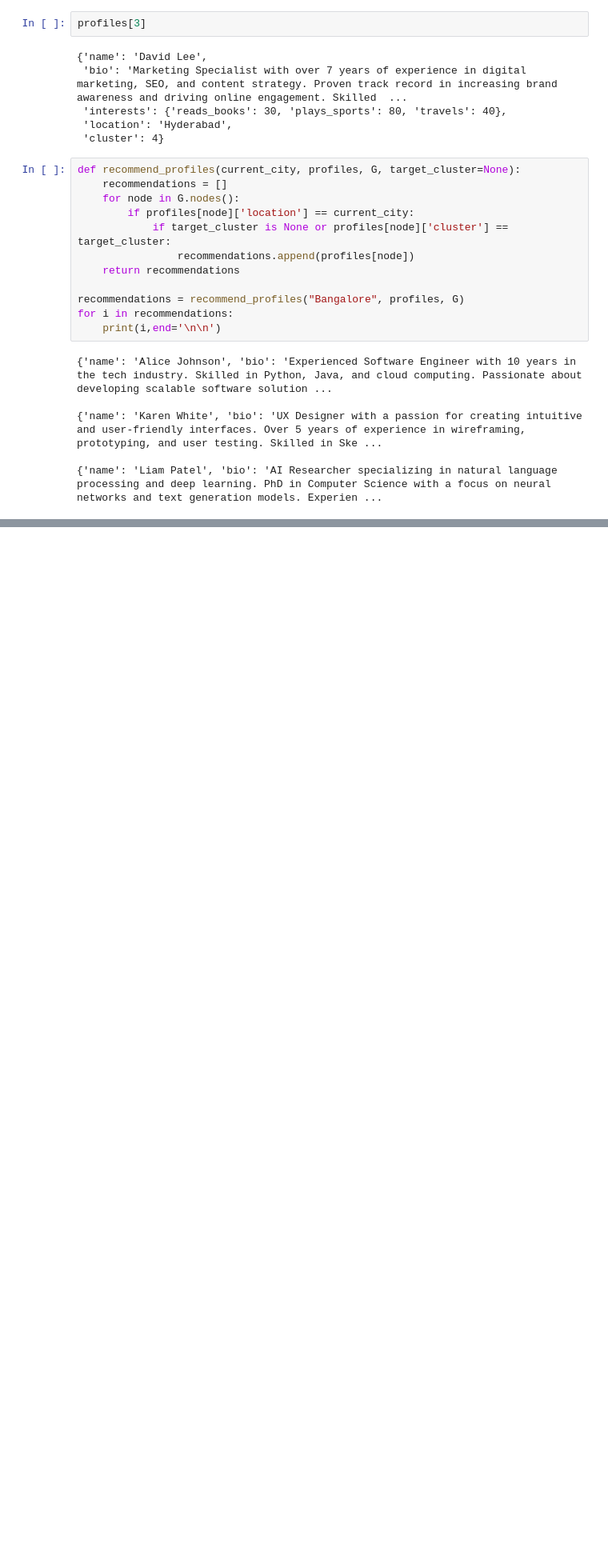
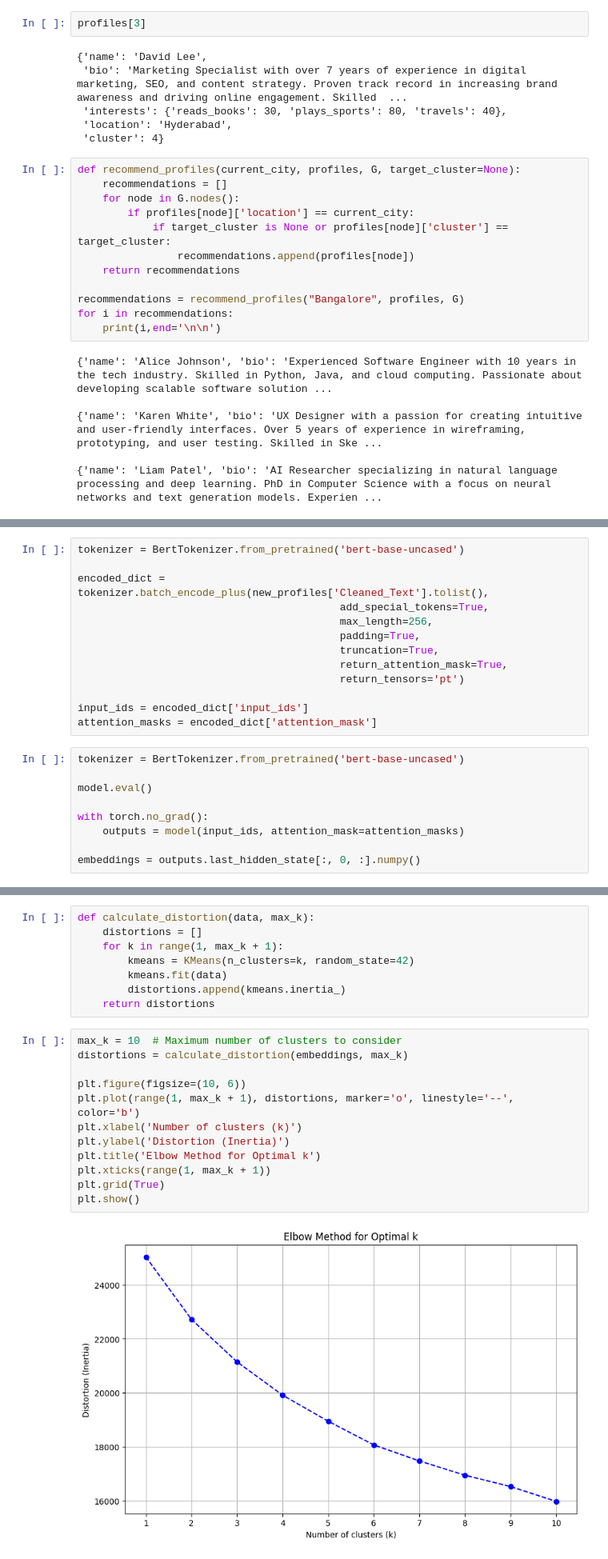
Before and after one commit to Swish78/Kaggle-Practice-Projects-, a Jupyter notebook: profile-suggestion-testing.ipynb, the cells around one changed output, grey strips where cells are left out. Shown at 80% size. Cells and saved outputs as stored; diff of their text form; blank space fills up the shorter version.

```diff
--- a/profile-suggestion-testing.ipynb
+++ b/profile-suggestion-testing.ipynb
@@ -1328,0 +1402,22 @@ for i in recommendations:
+# %%
+tokenizer = BertTokenizer.from_pretrained('bert-base-uncased')
+
+encoded_dict = tokenizer.batch_encode_plus(new_profiles['Cleaned_Text'].tolist(),
+                                          add_special_tokens=True,
+                                          max_length=256,
+                                          padding=True,
+                                          truncation=True,
+                                          return_attention_mask=True,
+                                          return_tensors='pt')
+
+input_ids = encoded_dict['input_ids']
+attention_masks = encoded_dict['attention_mask']
+# %%
+tokenizer = BertTokenizer.from_pretrained('bert-base-uncased')
+
+model.eval()
+
+with torch.no_grad():
+    outputs = model(input_ids, attention_mask=attention_masks)
+
+embeddings = outputs.last_hidden_state[:, 0, :].numpy()
@@ -1328,0 +1428,22 @@ for i in recommendations:
+# %%
+def calculate_distortion(data, max_k):
+    distortions = []
+    for k in range(1, max_k + 1):
+        kmeans = KMeans(n_clusters=k, random_state=42)
+        kmeans.fit(data)
+        distortions.append(kmeans.inertia_)
+    return distortions
+# %%
+max_k = 10  # Maximum number of clusters to consider
+distortions = calculate_distortion(embeddings, max_k)
+
+plt.figure(figsize=(10, 6))
+plt.plot(range(1, max_k + 1), distortions, marker='o', linestyle='--', color='b')
+plt.xlabel('Number of clusters (k)')
+plt.ylabel('Distortion (Inertia)')
+plt.title('Elbow Method for Optimal k')
+plt.xticks(range(1, max_k + 1))
+plt.grid(True)
+plt.show()
+# %% [output]
+[figure, added]
```
Also changed, not shown: parts of 19 cells of this notebook.
